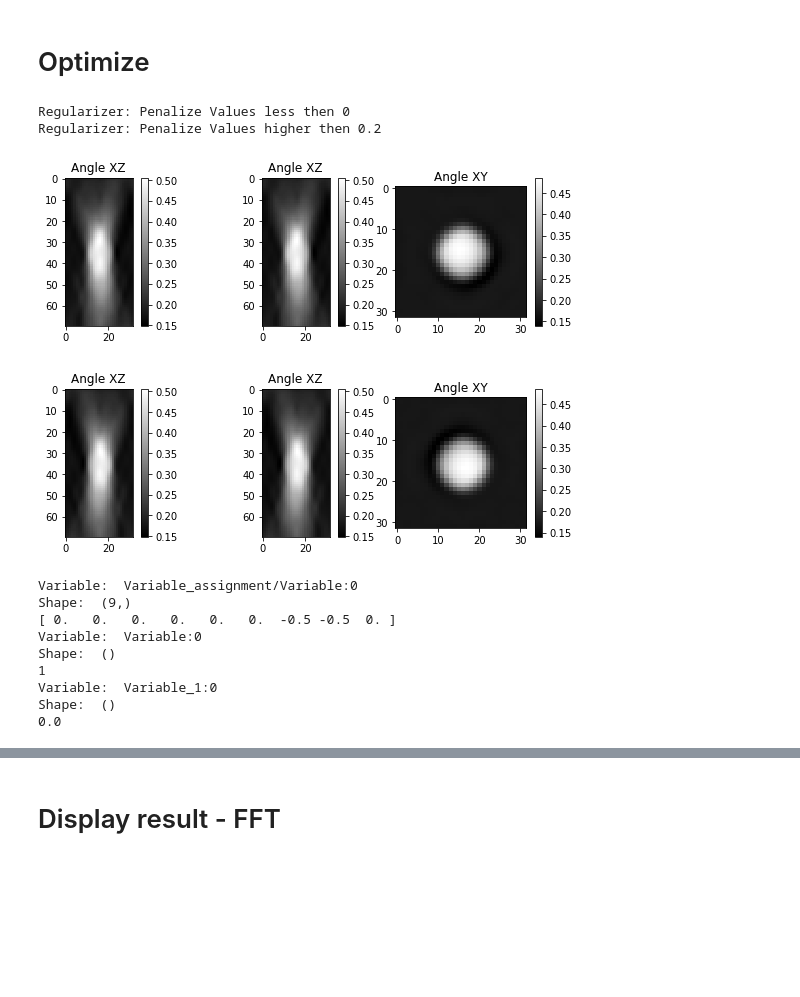
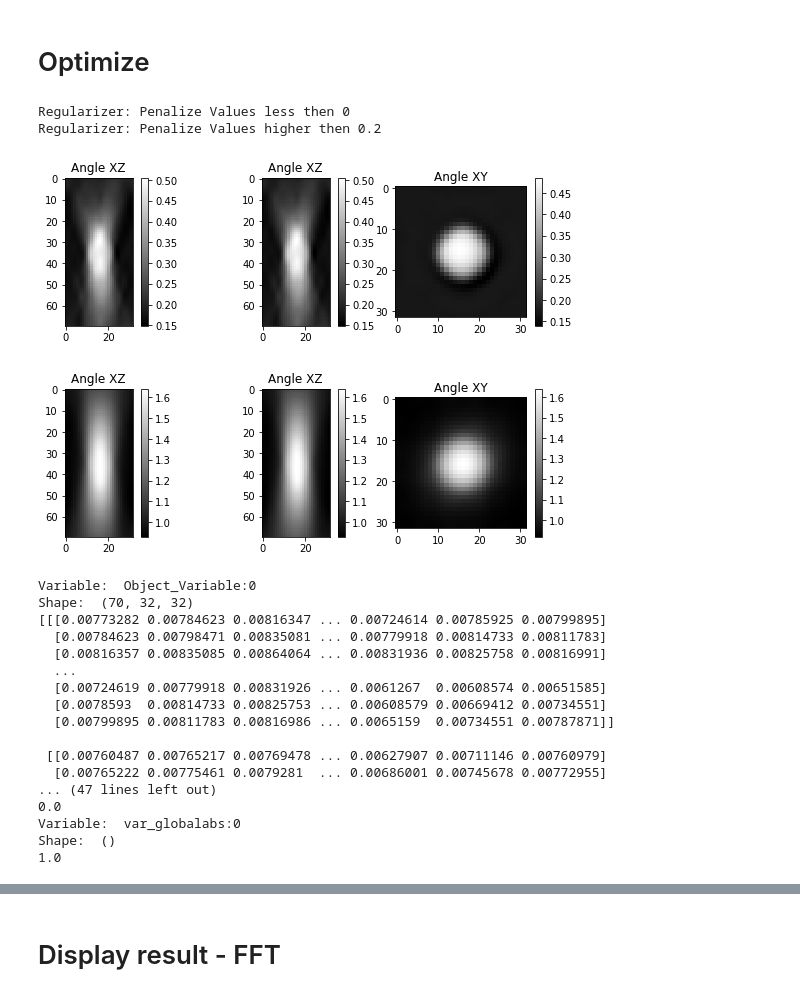
Before and after one commit to beniroquai/Multiple-Scattering_Tensorflow, a Jupyter notebook: Listings_8_Recon_Aberration_newCost.ipynb, the cells around one changed output, grey strips where cells are left out. Saved outputs shown, nothing was run; the diff lists cells and outputs as text; code cells hidden in the pictures; blank space fills up the shorter version.

```diff
--- a/Listings_8_Recon_Aberration_newCost.ipynb
+++ b/Listings_8_Recon_Aberration_newCost.ipynb
@@ -50,7 +50,7 @@ except(FileExistsError):
 # Define parameters
 is_padding = False
 is_display = True
-is_optimization = False
+is_optimization = True
 is_optimization_psf = True
 is_flip = False
 
@@ -63,13 +63,13 @@ zernikefactors = np.array((0,0,0,0,0,0,-.5,-.5,0)) # representing the 9 first ze
 dn = .075 # refractive index of the object (difference)
 
 '''Define Optimization Parameters'''
-my_learningrate = 1e-2  # learning rate
-lambda_tv = 0#1e-4 # lambda for Total variation
+my_learningrate = 1e-3  # learning rate
+lambda_tv = 1e-4 # lambda for Total variation
 lambda_gr = 0 # lambda for Goods Roughness
-lambda_pos = 0
-lambda_neg = 00
+lambda_pos = 10
+lambda_neg = 10
 
-Niter = 1000
+Niter = 2000
 Ndisplay = 10
 
 
@@ -170,15 +170,19 @@ Evtl unwrap it!
 # %%
 #%%
 '''Regression + Regularization'''
-tf_meas = tf.placeholder(dtype=tf.complex64, shape=muscat.mysize)
+tf_meas = tf.placeholder(dtype=tf.complex64, shape=muscat.mysize, name='mymeasurement')
 
 '''Define Cost-function'''
 tf_tvloss = lambda_tv*reg.tf_total_variation_regularization(muscat.TF_obj)  #Alernatively total_variation
 tf_posloss = lambda_neg*reg.posiminity(muscat.TF_obj, minval=0)
 tf_negloss = lambda_pos*reg.posimaxity(muscat.TF_obj, maxval=.2)
-tf_globalphase = tf.Variable(0., tf.float32) # tf.exp(1j*tf.cast(tf_globalphase, tf.complex64)
-tf_fidelity = tf.reduce_sum(tf_helper.tf_abssqr(tf_fwd  - (tf_meas))) # allow a global phase parameter to avoid unwrapping effects
-tf_loss = tf_fidelity +  tf_negloss + tf_posloss + tf_tvloss
+tf_globalphase = tf.Variable(0., tf.float32, name='var_globalphase') #
+tf_globalabs = tf.Variable(1., tf.float32, name='var_globalabs') #
+
+tf_fidelity_phase = tf.reduce_sum(tf_helper.tf_abssqr(tf.angle(tf_fwd)  - tf.angle(tf_meas*tf.exp(1j*np.pi*tf.cast(tf_globalphase, tf.complex64))))) # allow a global phase parameter to avoid unwrapping effects
+tf_fidelity_abs = tf.reduce_sum(tf_helper.tf_abssqr(tf.abs(tf_fwd)  - tf.abs(tf_meas)/tf.abs(tf_globalabs))) # allow a global phase parameter to avoid unwrapping effects
+tf_loss_phase = tf_fidelity_phase +  tf_negloss + tf_posloss + tf_tvloss
+tf_loss_abs= tf_fidelity_abs +  tf_negloss + tf_posloss + tf_tvloss
 
  # data fidelity
 # TV regularization
@@ -187,50 +191,60 @@ tf_loss = tf_fidelity +  tf_negloss + tf_posloss + tf_tvloss
 
 if(True):
     '''Define Optimizer'''
-    tf_optimizer = tf.train.AdamOptimizer(my_learningrate)
-    tf_lossop = tf_optimizer.minimize(tf_loss)
+    tf_optimizer_phase = tf.train.AdamOptimizer(my_learningrate)
+    tf_lossop_phase = tf_optimizer_phase.minimize(tf_loss_phase)
+    tf_optimizer_abs = tf.train.AdamOptimizer(my_learningrate)
+    tf_lossop_abs = tf_optimizer_abs.minimize(tf_loss_abs)
 else:
     tf_optimizer = tf.contrib.opt.ScipyOptimizerInterface(loss, options={'maxiter': 40},method='L-BFGS-B') # 'L-BFGS-B'
     tf_optimizer.minimize(sess)
     myloss=loss.eval()
 
 ''' Evaluate the model '''
 sess = tf.Session()
 sess.run(tf.global_variables_initializer())
 if is_optimization:
     sess.run(tf.assign(muscat.TF_obj, init_guess)); # assign abs of measurement as initial guess of
 my_fwd = sess.run(tf_fwd)#, feed_dict={muscat.TF_obj:obj})
 mysize = my_fwd.shape
 
 if(is_display): plt.subplot(231), plt.title('Angle XZ'),plt.imshow(np.angle(np_meas*np.exp(1j*np.pi))[:,mysize[1]//2,:]), plt.colorbar()#, plt.show()
 if(is_display): plt.subplot(232), plt.title('Angle XZ'),plt.imshow(np.angle(np_meas*np.exp(1j*np.pi))[:,:,mysize[2]//2]), plt.colorbar()#, plt.show()
 if(is_display): plt.subplot(233), plt.title('Angle XY'),plt.imshow(np.angle(np_meas*np.exp(1j*np.pi))[mysize[0]//2,:,:]), plt.colorbar(), plt.show()
 
 if(is_display): plt.subplot(234), plt.title('Angle XZ'),plt.imshow(np.angle(my_fwd*np.exp(1j*np.pi))[:,mysize[1]//2,:]), plt.colorbar()#, plt.show()
 if(is_display): plt.subplot(235), plt.title('Angle XZ'),plt.imshow(np.angle(my_fwd*np.exp(1j*np.pi))[:,:,mysize[2]//2]), plt.colorbar()#, plt.show()
 if(is_display): plt.subplot(236), plt.title('Angle XY'),plt.imshow(np.angle(my_fwd*np.exp(1j*np.pi))[mysize[0]//2,:,:]), plt.colorbar(), plt.show()
 
-
+'''Display all trainable values'''
 variables_names = [v.name for v in tf.trainable_variables()]
 values = sess.run(variables_names)
 for k, v in zip(variables_names, values):
     print("Variable: ", k)
     print("Shape: ", v.shape)
     print(v    )
 # %% [output]
 Regularizer: Penalize Values less then 0
 Regularizer: Penalize Values higher then 0.2
 [figure]
-[figure, old version]
+[figure, new version]
-Variable:  Variable_assignment/Variable:0
-Shape:  (9,)
-[ 0.   0.   0.   0.   0.   0.  -0.5 -0.5  0. ]
-Variable:  Variable:0
+Variable:  Object_Variable:0
+Shape:  (70, 32, 32)
+[[[0.00773282 0.00784623 0.00816347 ... 0.00724614 0.00785925 0.00799895]
+  [0.00784623 0.00798471 0.00835081 ... 0.00779918 0.00814733 0.00811783]
+  [0.00816357 0.00835085 0.00864064 ... 0.00831936 0.00825758 0.00816991]
+  ...
+  [0.00724619 0.00779918 0.00831926 ... 0.0061267  0.00608574 0.00651585]
+  [0.0078593  0.00814733 0.00825753 ... 0.00608579 0.00669412 0.00734551]
+  [0.00799895 0.00811783 0.00816986 ... 0.0065159  0.00734551 0.00787871]]
+
+ [[0.00760487 0.00765217 0.00769478 ... 0.00627907 0.00711146 0.00760979]
+  [0.00765222 0.00775461 0.0079281  ... 0.00686001 0.00745678 0.00772955]
+... (47 lines left out)
+0.0
+Variable:  var_globalabs:0
 Shape:  ()
-1
-Variable:  Variable_1:0
-Shape:  ()
-0.0
+1.0
 # %%
 #%%
 ''' Optimize the model '''
```
Also changed, not shown: parts of 3 cells of this notebook, 6 other files.
